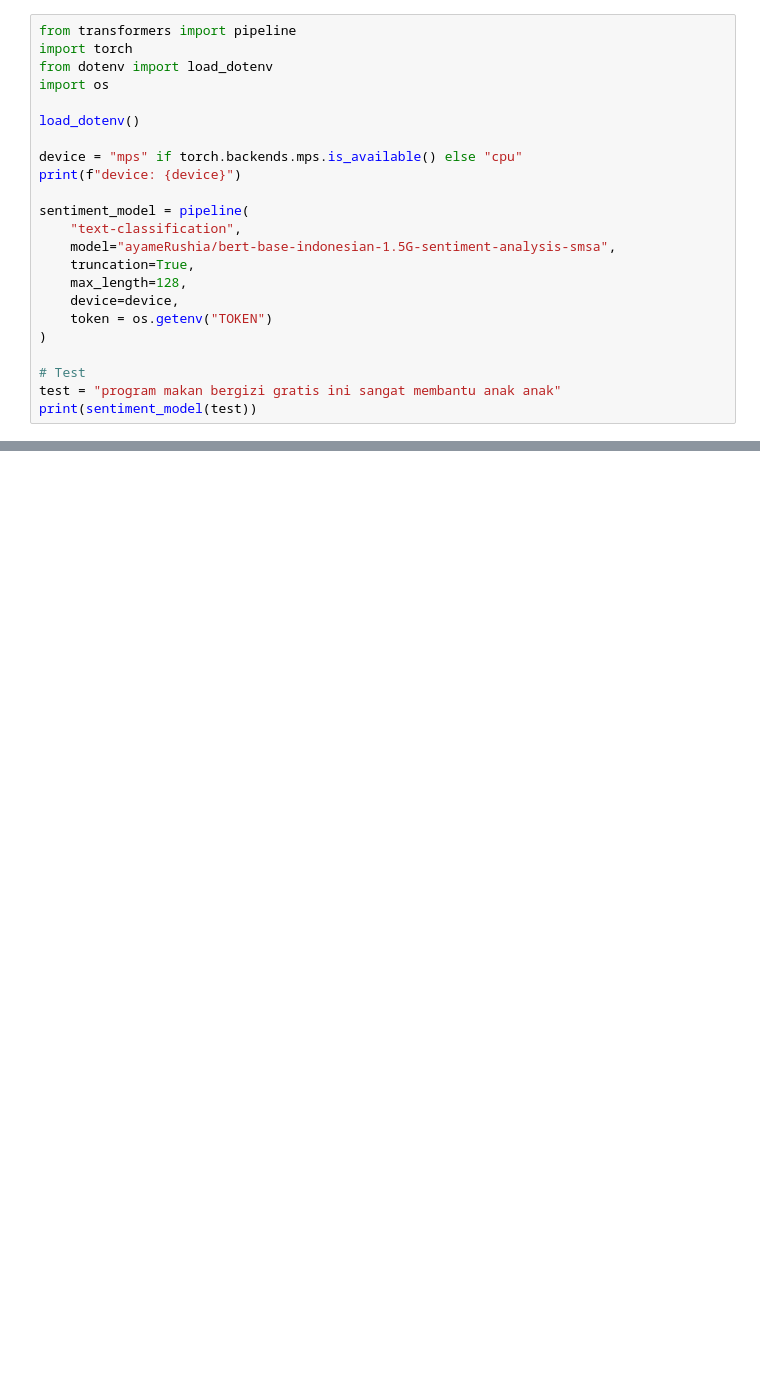
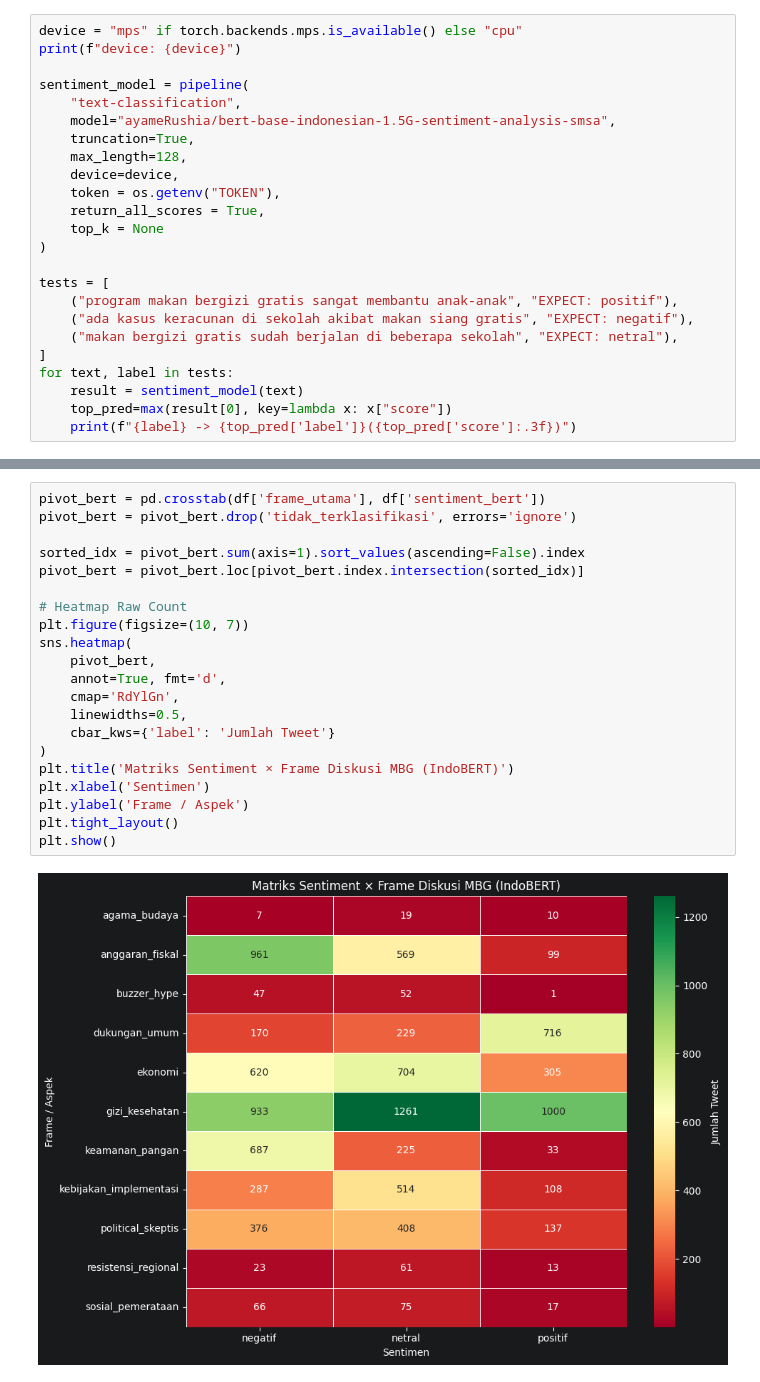
Before and after one commit to JustDannn/PrepSatriaData, a Jupyter notebook: Notebook/03_SentimentAnalysis.ipynb, the cells around one changed output, grey strips where cells are left out. Cells and saved outputs as stored; diff of their text form; blank space fills up the shorter version.

Commit message:
TopicModeling

```diff
--- a/Notebook/03_SentimentAnalysis.ipynb
+++ b/Notebook/03_SentimentAnalysis.ipynb
@@ -305,11 +403,4 @@ print(torch.backends.mps.is_built())      # harus True
 # %%
-from transformers import pipeline
-import torch
-from dotenv import load_dotenv
-import os
-
-load_dotenv()
-
 device = "mps" if torch.backends.mps.is_available() else "cpu"
 print(f"device: {device}")
 
@@ -319,11 +410,19 @@ sentiment_model = pipeline(
     truncation=True,
     max_length=128,
     device=device,
-    token = os.getenv("TOKEN")
+    token = os.getenv("TOKEN"),
+    return_all_scores = True,
+    top_k = None
 )
 
-# Test
-test = "program makan bergizi gratis ini sangat membantu anak anak"
-print(sentiment_model(test))
+tests = [
+    ("program makan bergizi gratis sangat membantu anak-anak", "EXPECT: positif"),
+    ("ada kasus keracunan di sekolah akibat makan siang gratis", "EXPECT: negatif"),
+    ("makan bergizi gratis sudah berjalan di beberapa sekolah", "EXPECT: netral"),
+]
+for text, label in tests:
+    result = sentiment_model(text)
+    top_pred=max(result[0], key=lambda x: x["score"])
+    print(f"{label} -> {top_pred['label']}({top_pred['score']:.3f})")
 # %% [output]
 device: mps
@@ -389,0 +500,23 @@ positif              861    1139     1558
+# %%
+pivot_bert = pd.crosstab(df['frame_utama'], df['sentiment_bert'])
+pivot_bert = pivot_bert.drop('tidak_terklasifikasi', errors='ignore')
+
+sorted_idx = pivot_bert.sum(axis=1).sort_values(ascending=False).index
+pivot_bert = pivot_bert.loc[pivot_bert.index.intersection(sorted_idx)]
+
+# Heatmap Raw Count
+plt.figure(figsize=(10, 7))
+sns.heatmap(
+    pivot_bert,
+    annot=True, fmt='d',
+    cmap='RdYlGn',
+    linewidths=0.5,
+    cbar_kws={'label': 'Jumlah Tweet'}
+)
+plt.title('Matriks Sentiment × Frame Diskusi MBG (IndoBERT)')
+plt.xlabel('Sentimen')
+plt.ylabel('Frame / Aspek')
+plt.tight_layout()
+plt.show()
+# %% [output]
+[figure, added]
```
Also changed, not shown: parts of 21 cells of this notebook, 21 other files.
